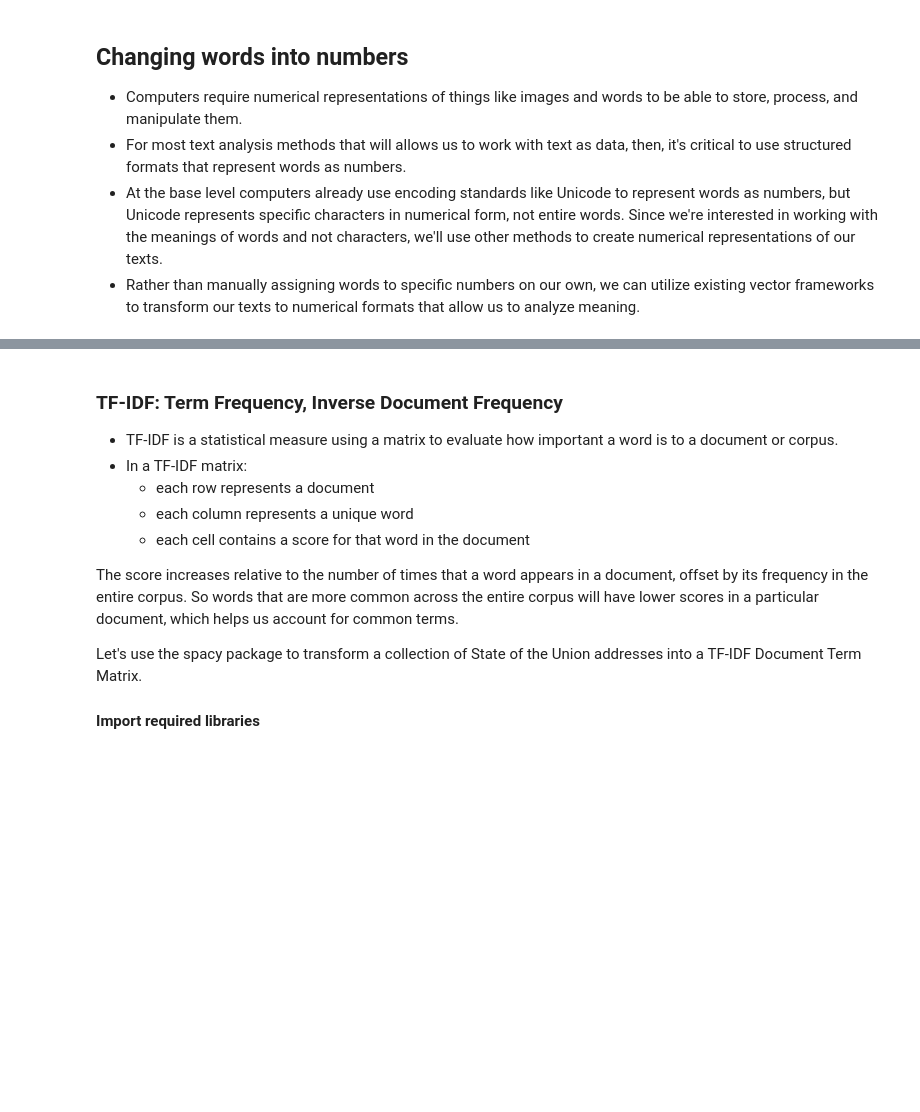
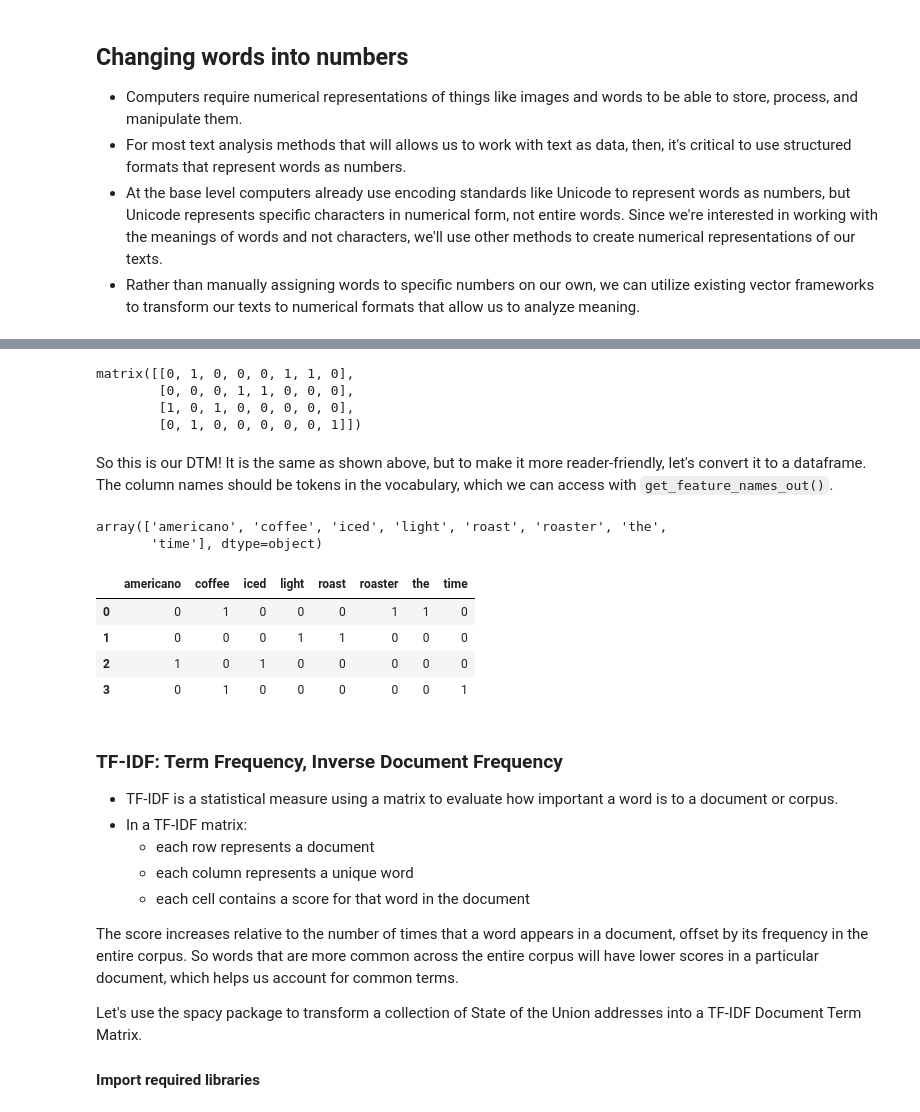
Before and after one commit to chennesy/latis_python_text, a Jupyter notebook: vectors/vectors.ipynb, the cells around one changed output, grey strips where cells are left out. Drawn from its saved outputs; the diff is of its cells as text; code cells hidden in the pictures; blank space fills up the shorter version.

```diff
--- a/vectors/vectors.ipynb
+++ b/vectors/vectors.ipynb
@@ -41,0 +84,9 @@ If you're working on notebooks.latis.umn.edu, there's no need to install any of
+# %%
+# A toy example containing four documents (phrases)
+test = ['the coffee roaster',
+        'light roast',
+        'iced americano',
+        'coffee time']
+
+# Create a CountVectorizer object
+vectorizer = CountVectorizer()
@@ -41,0 +97,4 @@ If you're working on notebooks.latis.umn.edu, there's no need to install any of
+# %%
+# Fit and transform to create DTM
+test_count = vectorizer.fit_transform(test)
+test_count
@@ -42,3 +108,32 @@ If you're working on notebooks.latis.umn.edu, there's no need to install any of
+# %%
+# Convert DTM to a dense matrix
+test_count.todense()
+# %% [output]
+matrix([[0, 1, 0, 0, 0, 1, 1, 0],
+        [0, 0, 0, 1, 1, 0, 0, 0],
+        [1, 0, 1, 0, 0, 0, 0, 0],
+        [0, 1, 0, 0, 0, 0, 0, 1]])
+# %% [markdown]
+So this is our DTM! It is the same as shown above, but to make it more reader-friendly, let's convert it to a dataframe. The column names should be tokens in the vocabulary, which we can access with `get_feature_names_out()`.
+# %%
+# Retrieve the vocabulary
+vectorizer.get_feature_names_out()
+# %% [output]
+array(['americano', 'coffee', 'iced', 'light', 'roast', 'roaster', 'the',
+       'time'], dtype=object)
+# %%
+import pandas as pd
+# Create a DTM dataframe
+test_dtm = pd.DataFrame(data=test_count.todense(),
+                        columns=vectorizer.get_feature_names_out())
+# %%
+test_dtm
+# %% [output]
+|  | americano | coffee | iced | light | roast | roaster | the | time |
+| 0 | 0 | 1 | 0 | 0 | 0 | 1 | 1 | 0 |
+| 1 | 0 | 0 | 0 | 1 | 1 | 0 | 0 | 0 |
+| 2 | 1 | 0 | 1 | 0 | 0 | 0 | 0 | 0 |
+| 3 | 0 | 1 | 0 | 0 | 0 | 0 | 0 | 1 |
 # %% [markdown]
 ### TF-IDF: Term Frequency, Inverse Document Frequency
 
```
Also changed, not shown: parts of 8 cells of this notebook, 1 other file.
